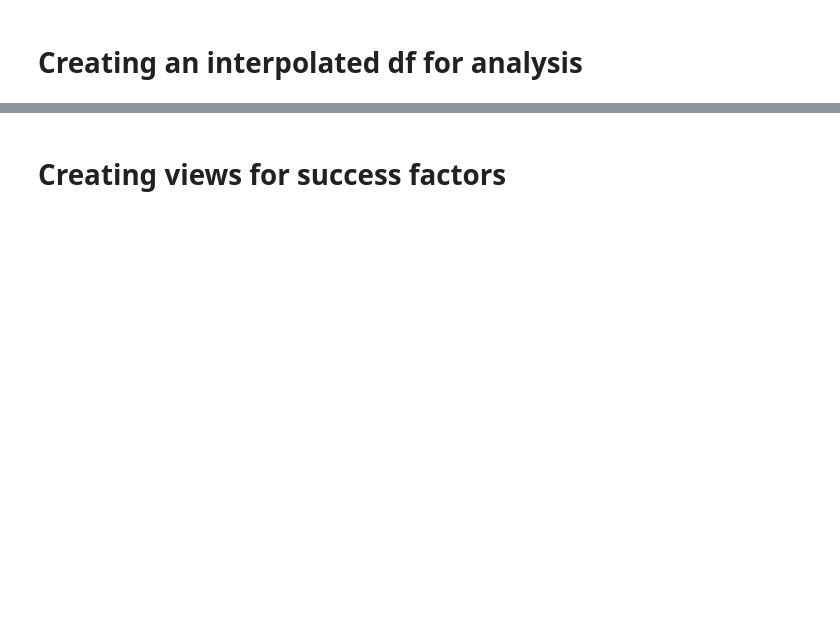
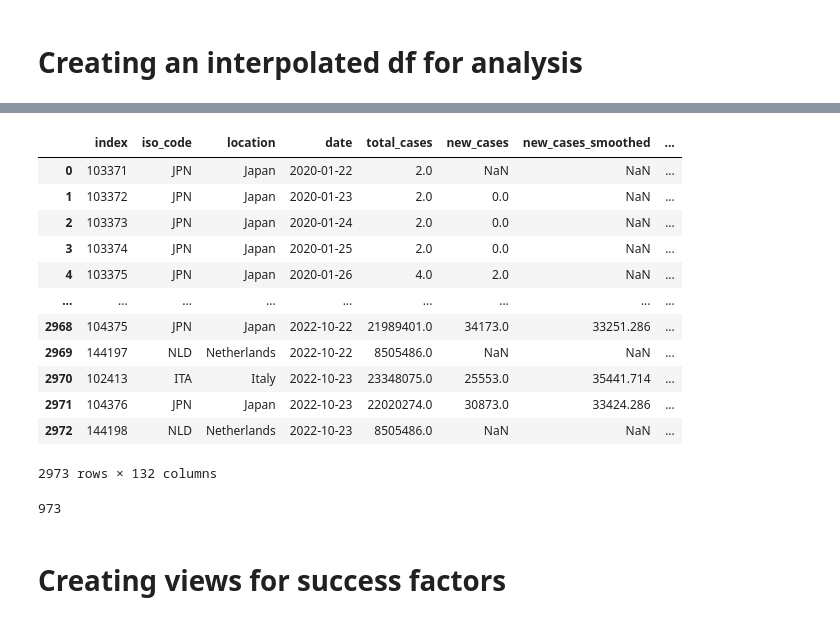
Before and after one commit to KasperGoes/Data-Science-dashboard, a Jupyter notebook: docker/dashboard/Data prep.ipynb, the cells around one changed output, grey strips where cells are left out. Cells and saved outputs as stored; diff of their text form; code cells hidden in the pictures; blank space fills up the shorter version.

Commit message:
creating total df

```diff
--- a/docker/dashboard/Data prep.ipynb
+++ b/docker/dashboard/Data prep.ipynb
@@ -178,7 +253,7 @@ def interpolation(df, columns_to_be_interpolated):
     remaining_columns_df = df[remaining_columns]
     df_to_be_interpolated = df[columns_to_be_interpolated]
 
-    df = df_to_be_interpolated.interpolate(method ='linear', limit_direction ='both', limit = 20)
+    df = df_to_be_interpolated.interpolate(method ='linear', limit_direction ='both', limit = 21)
 
     df = pd.concat([remaining_columns_df, df], axis=1)
 
@@ -210,7 +293,28 @@ NLD_df_interpolated.tail()
+# %%
+#adding the two dataframes together
+df_interpolated = df_interpolated.add_suffix('_inter')
+total_df = pd.concat([df, df_interpolated], axis=1)
+total_df
+# %% [output]
+|  | index | iso_code | location | date | total_cases | new_cases | new_cases_smoothed | ... |
+| 0 | 103371 | JPN | Japan | 2020-01-22 | 2.0 | NaN | NaN | ... |
+| 1 | 103372 | JPN | Japan | 2020-01-23 | 2.0 | 0.0 | NaN | ... |
+| 2 | 103373 | JPN | Japan | 2020-01-24 | 2.0 | 0.0 | NaN | ... |
+| 3 | 103374 | JPN | Japan | 2020-01-25 | 2.0 | 0.0 | NaN | ... |
+| 4 | 103375 | JPN | Japan | 2020-01-26 | 4.0 | 2.0 | NaN | ... |
+| ... | ... | ... | ... | ... | ... | ... | ... | ... |
+| 2968 | 104375 | JPN | Japan | 2022-10-22 | 21989401.0 | 34173.0 | 33251.286 | ... |
+| 2969 | 144197 | NLD | Netherlands | 2022-10-22 | 8505486.0 | NaN | NaN | ... |
+| 2970 | 102413 | ITA | Italy | 2022-10-23 | 23348075.0 | 25553.0 | 35441.714 | ... |
+| 2971 | 104376 | JPN | Japan | 2022-10-23 | 22020274.0 | 30873.0 | 33424.286 | ... |
+| 2972 | 144198 | NLD | Netherlands | 2022-10-23 | 8505486.0 | NaN | NaN | ... |
+2973 rows × 132 columns
 # %%
 #pushing the interpolated df to SQL
-db_conn.execute("DROP TABLE IF EXISTS df_interpolated CASCADE;")
-df_interpolated.to_sql("df_interpolated", db_conn, if_exists='replace')
+db_conn.execute("DROP TABLE IF EXISTS total_df CASCADE;")
+df_interpolated.to_sql("total_df", db_conn, if_exists='replace')
+# %% [output]
+973
 # %% [markdown]
 # Creating views for success factors
 # %%
```
Also changed, not shown: parts of 16 cells of this notebook, 1 other file.
